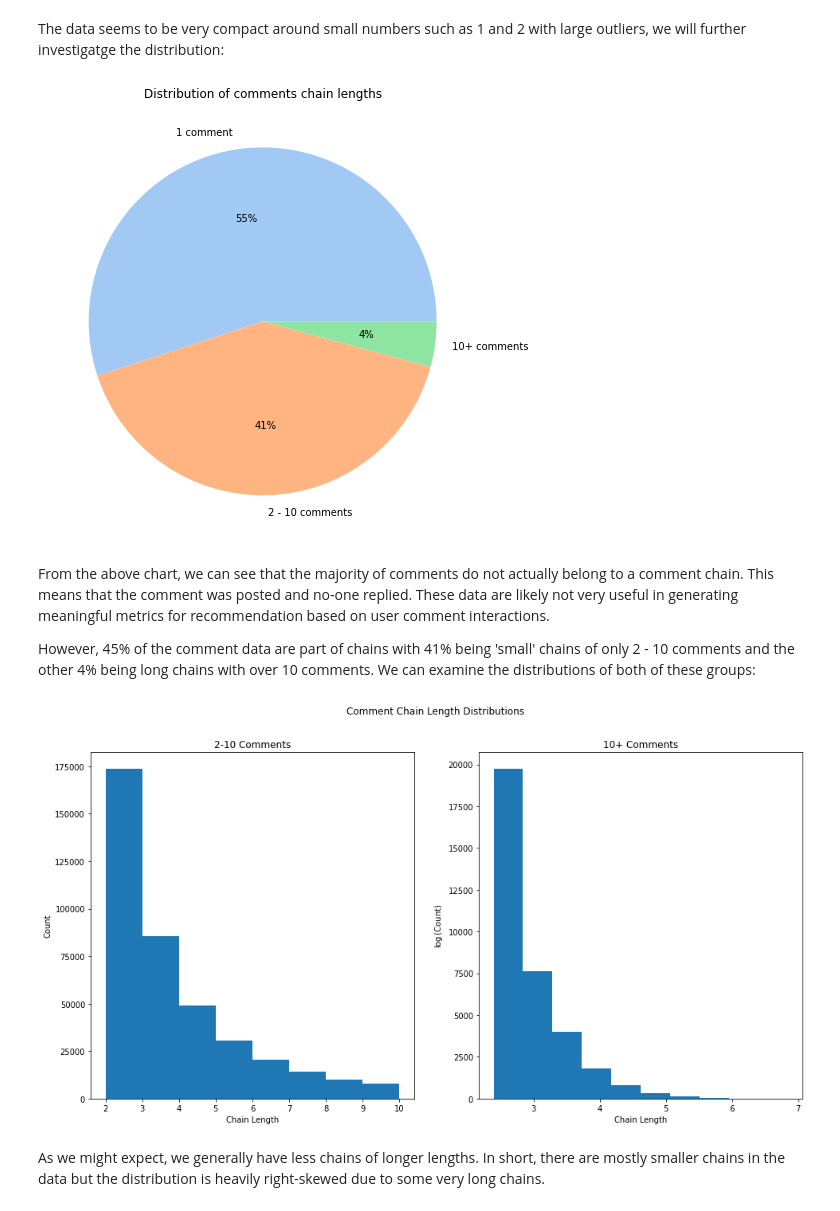
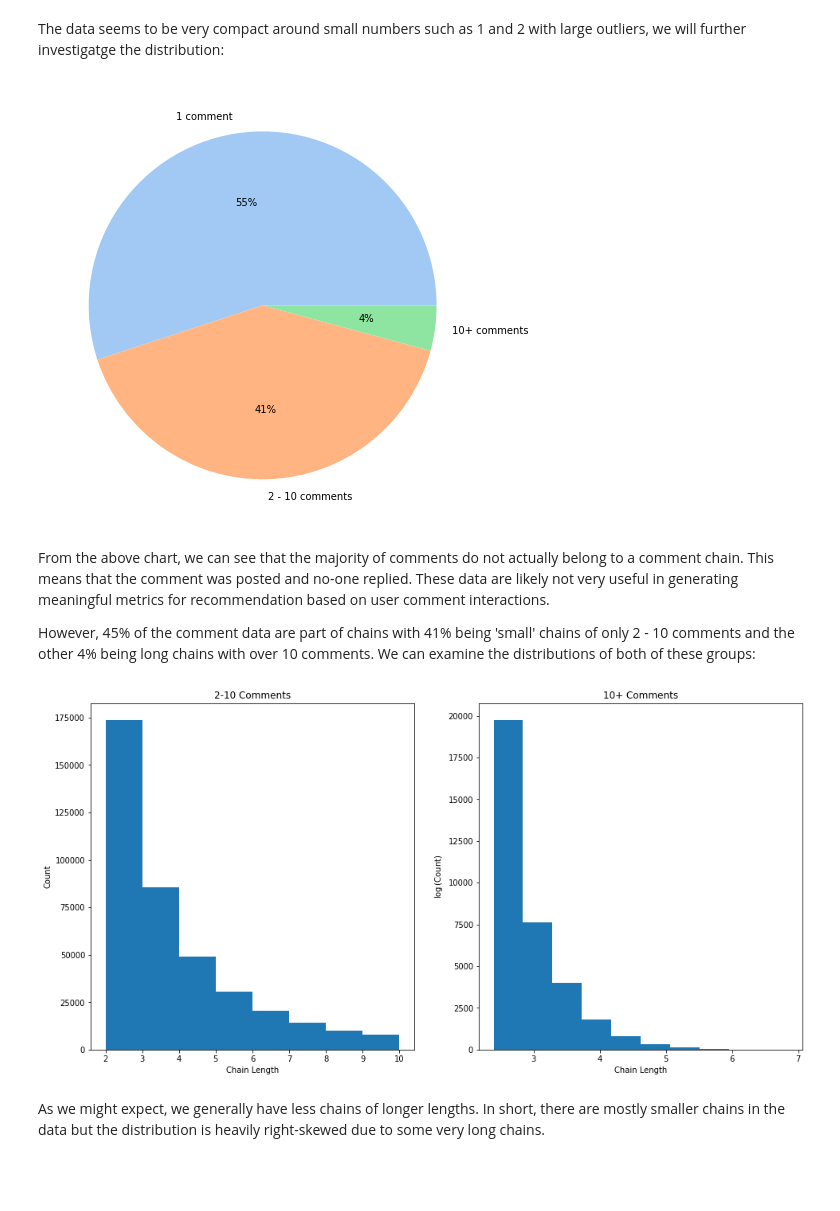
Before and after one commit to scottasut/dsc180b-project, a Jupyter notebook: notebooks/eda.ipynb, the cells around one changed output. Saved outputs shown, nothing was run; the diff lists cells and outputs as text; code cells hidden in the pictures; blank space fills up the shorter version.

Commit message:
Add files via upload
'update eda with savefigs and gitignore visuals'

```diff
--- a/notebooks/eda.ipynb
+++ b/notebooks/eda.ipynb
@@ -93,10 +93,11 @@ def chain_length_binner(x):
 chain_length_bins = pd.Series([chain_length_binner(cl) for cl in chain_lengths]).value_counts(normalize=True)
 colors = sns.color_palette('pastel')[0:5]
 plt.pie(chain_length_bins, labels=chain_length_bins.index, colors = colors, autopct='%.0f%%')
-plt.title('Distribution of comments chain lengths')
+# plt.title('Distribution of comments chain lengths')
+plt.savefig('../visuals/cmt_chain_length_distr.png', bbox_inches = "tight")
 plt.show()
 # %% [output]
-[figure, old version]
+[figure, new version]
 # %% [markdown]
 From the above chart, we can see that the majority of comments do not actually belong to a comment chain. This means that the comment was posted and no-one replied. These data are likely not very useful in generating meaningful metrics for recommendation based on user comment interactions.
 
@@ -104,19 +105,20 @@ However, 45% of the comment data are part of chains with 41% being 'small' chain
 # %%
 fig, ax = plt.subplots(1, 2)
 fig.set_figwidth(FIGWIDTH * len(ax))
 fig.set_figheight(FIGHEIGHT)
 
 ax[0].hist([cl for cl in chain_lengths if 1 < cl < 10], bins=range(2, 11));
 ax[1].hist([np.log(cl) for cl in chain_lengths if cl > 10]);
-fig.suptitle('Comment Chain Length Distributions');
+# fig.suptitle('Comment Chain Length Distributions');
 ax[0].set_title('2-10 Comments');
 ax[0].set_xlabel('Chain Length');
 ax[0].set_ylabel('Count');
 ax[1].set_title('10+ Comments');
 ax[1].set_xlabel('Chain Length');
 ax[1].set_ylabel('$\log$(Count)');
+plt.savefig('../visuals/cmt_chain_length_distr_clean.png', bbox_inches = "tight")
 # %% [output]
-[figure, old version]
+[figure, new version]
 # %% [markdown]
 As we might expect, we generally have less chains of longer lengths. In short, there are mostly smaller chains in the data but the distribution is heavily right-skewed due to some very long chains.
 # %% [markdown]
```
Also changed, not shown: parts of 10 cells of this notebook.
